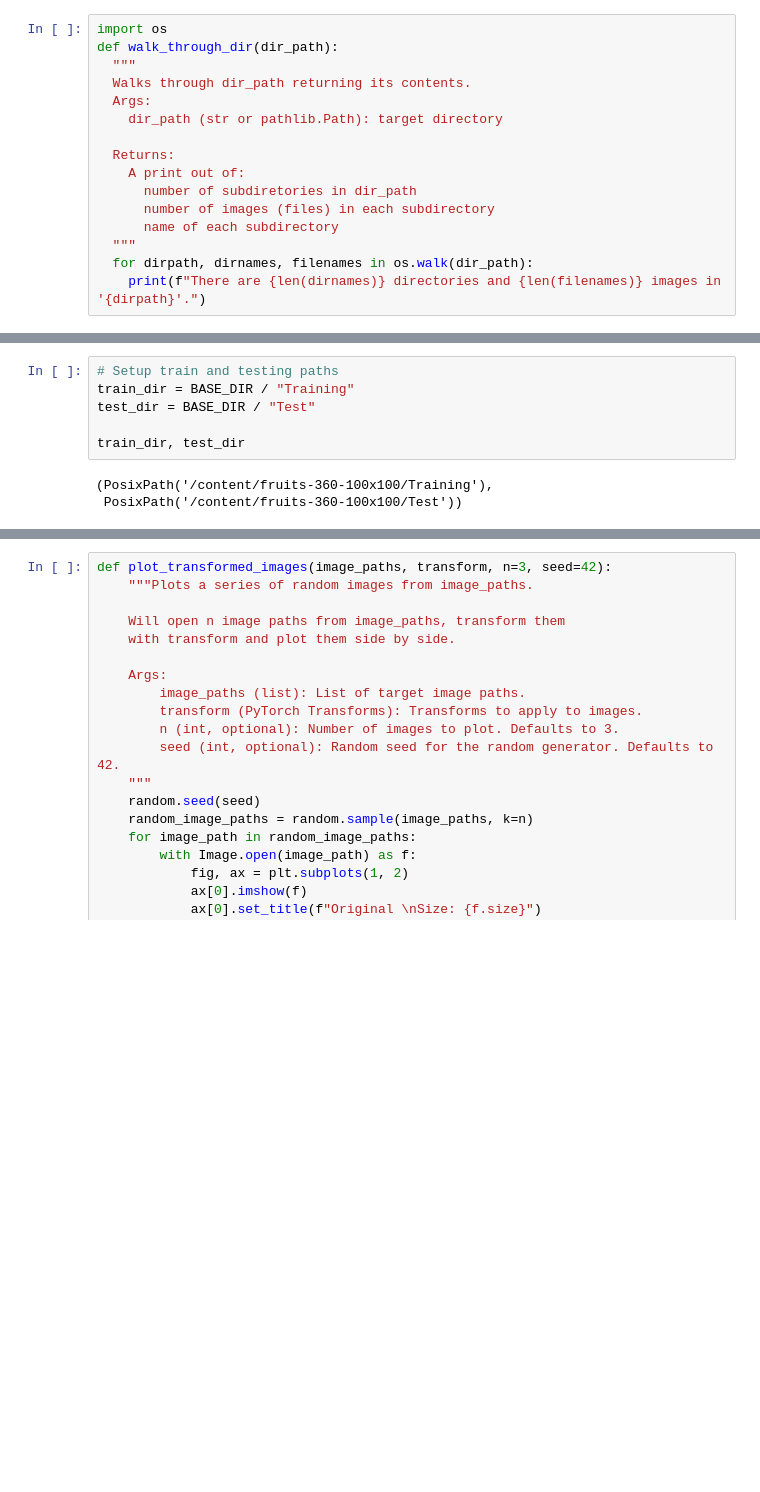
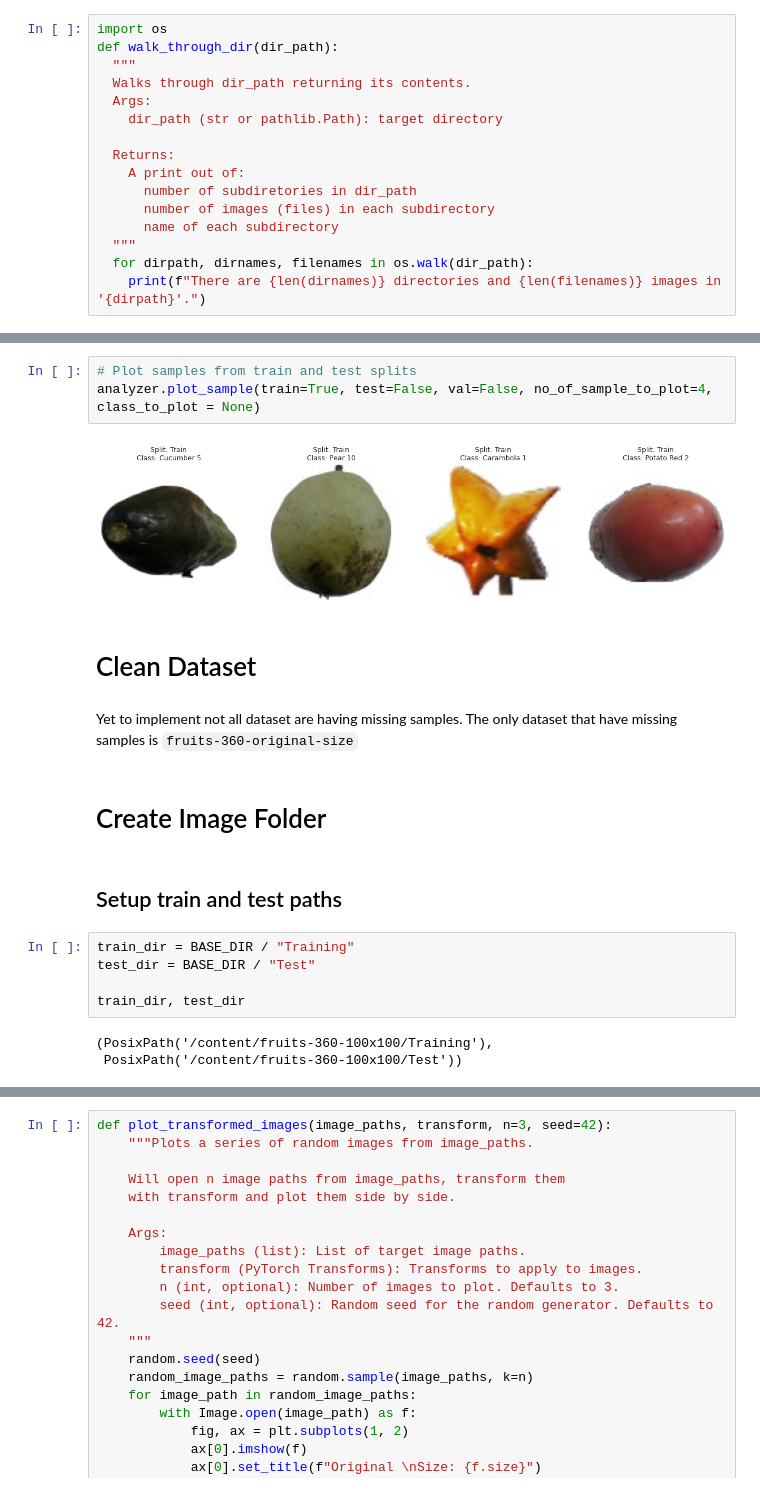
Before and after one commit to Dhruv-D-Bhrasadiya/cam2cook, a Jupyter notebook: model/Cam2Cook_Fruit_360.ipynb, the cells around one changed output, grey strips where cells are left out. Drawn from its saved outputs; the diff is of its cells as text; blank space fills up the shorter version.

```diff
--- a/model/Cam2Cook_Fruit_360.ipynb
+++ b/model/Cam2Cook_Fruit_360.ipynb
@@ -279,5 +581,17 @@ There are 0 directories and 473 images in '/content/fruits-360-100x100/Training/
+# %%
+# Plot samples from train and test splits
+analyzer.plot_sample(train=True, test=False, val=False, no_of_sample_to_plot=4, class_to_plot = None)
+# %% [output]
+[figure, added]
+# %% [markdown]
+# Clean Dataset
+# %% [markdown]
+Yet to implement not all dataset are having missing samples. The only dataset that have missing  samples is `fruits-360-original-size`
+# %% [markdown]
+# Create Image Folder
+# %% [markdown]
+## Setup train and test paths
 # %%
-# Setup train and testing paths
 train_dir = BASE_DIR / "Training"
 test_dir = BASE_DIR / "Test"
 
```
Also changed, not shown: parts of 106 cells of this notebook.
